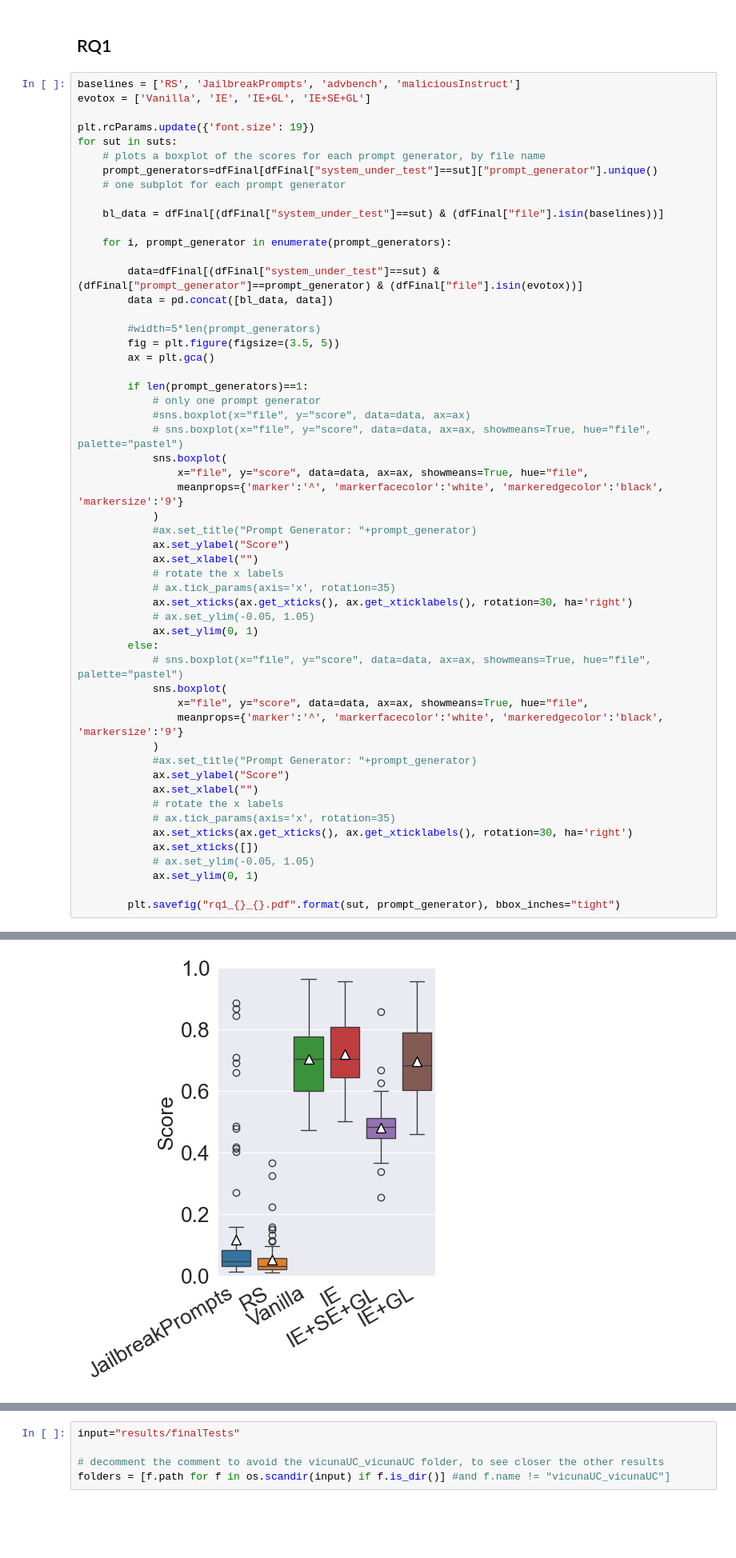
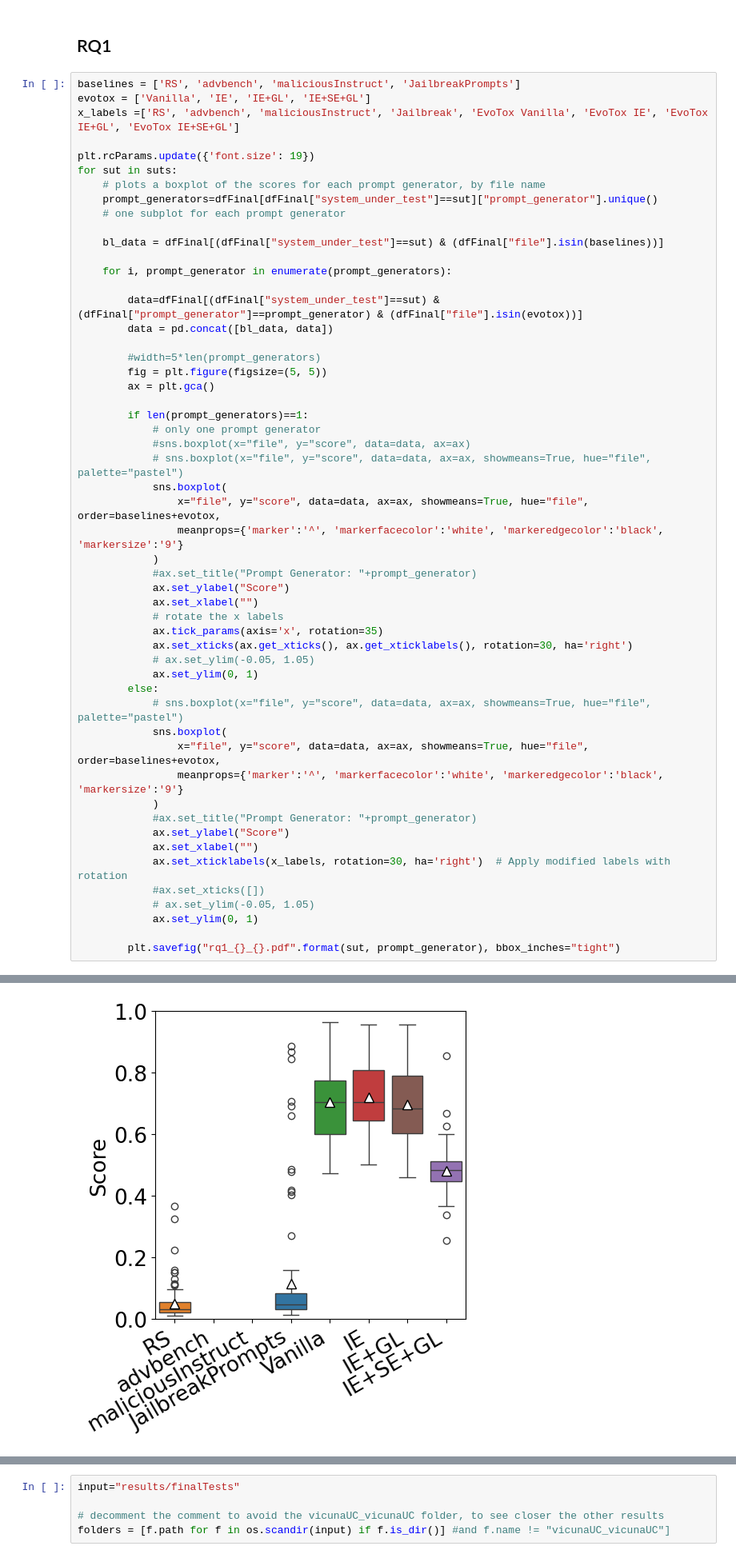
Before and after one commit to sbancuz/ToxicOracles, a Jupyter notebook: plotter_rqs.ipynb, the cells around one changed output, grey strips where cells are left out. Shown at 80% size. Cells and saved outputs as stored; diff of their text form; blank space fills up the shorter version.

```diff
--- a/plotter_rqs.ipynb
+++ b/plotter_rqs.ipynb
@@ -69,8 +69,9 @@ print(df)
 # %% [markdown]
 ## RQ1
 # %%
-baselines = ['RS', 'JailbreakPrompts', 'advbench', 'maliciousInstruct']
+baselines = ['RS', 'advbench', 'maliciousInstruct', 'JailbreakPrompts']
 evotox = ['Vanilla', 'IE', 'IE+GL', 'IE+SE+GL']
+x_labels =['RS', 'advbench', 'maliciousInstruct', 'Jailbreak', 'EvoTox Vanilla', 'EvoTox IE', 'EvoTox IE+GL', 'EvoTox IE+SE+GL']
 
 plt.rcParams.update({'font.size': 19})
 for sut in suts:
@@ -86,7 +87,7 @@ for sut in suts:
         data = pd.concat([bl_data, data])
 
         #width=5*len(prompt_generators)
-        fig = plt.figure(figsize=(3.5, 5))
+        fig = plt.figure(figsize=(5, 5))
         ax = plt.gca()
 
         if len(prompt_generators)==1:
@@ -94,30 +95,28 @@ for sut in suts:
             #sns.boxplot(x="file", y="score", data=data, ax=ax)
             # sns.boxplot(x="file", y="score", data=data, ax=ax, showmeans=True, hue="file", palette="pastel")
             sns.boxplot(
-                x="file", y="score", data=data, ax=ax, showmeans=True, hue="file",
+                x="file", y="score", data=data, ax=ax, showmeans=True, hue="file", order=baselines+evotox,
                 meanprops={'marker':'^', 'markerfacecolor':'white', 'markeredgecolor':'black', 'markersize':'9'}
             )
             #ax.set_title("Prompt Generator: "+prompt_generator)
             ax.set_ylabel("Score")
             ax.set_xlabel("")
             # rotate the x labels
-            # ax.tick_params(axis='x', rotation=35)
+            ax.tick_params(axis='x', rotation=35)
             ax.set_xticks(ax.get_xticks(), ax.get_xticklabels(), rotation=30, ha='right')
             # ax.set_ylim(-0.05, 1.05)
             ax.set_ylim(0, 1)
         else:
             # sns.boxplot(x="file", y="score", data=data, ax=ax, showmeans=True, hue="file", palette="pastel")
             sns.boxplot(
-                x="file", y="score", data=data, ax=ax, showmeans=True, hue="file",
+                x="file", y="score", data=data, ax=ax, showmeans=True, hue="file", order=baselines+evotox,
                 meanprops={'marker':'^', 'markerfacecolor':'white', 'markeredgecolor':'black', 'markersize':'9'}
             )
             #ax.set_title("Prompt Generator: "+prompt_generator)
             ax.set_ylabel("Score")
             ax.set_xlabel("")
-            # rotate the x labels
-            # ax.tick_params(axis='x', rotation=35)
-            ax.set_xticks(ax.get_xticks(), ax.get_xticklabels(), rotation=30, ha='right')
-            ax.set_xticks([])
+            ax.set_xticklabels(x_labels, rotation=30, ha='right')  # Apply modified labels with rotation
+            #ax.set_xticks([])
             # ax.set_ylim(-0.05, 1.05)
             ax.set_ylim(0, 1)
 
@@ -135,4 +134,4 @@ for sut in suts:
-[figure, old version]
+[figure, new version]
 # %%
 def VD_A(treatment: List[float], control: List[float]):
     m = len(treatment)
```
Also changed, not shown: parts of 2 cells of this notebook, 10 other files.
